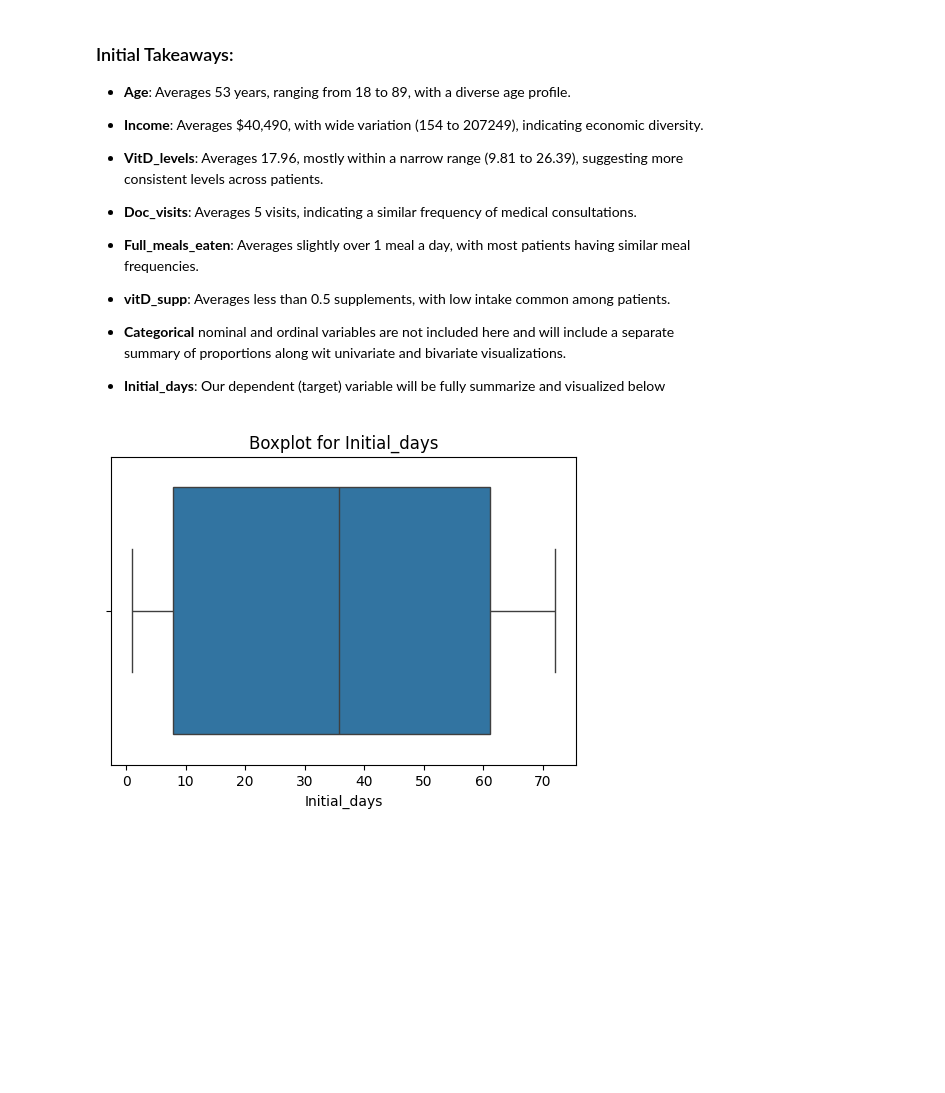
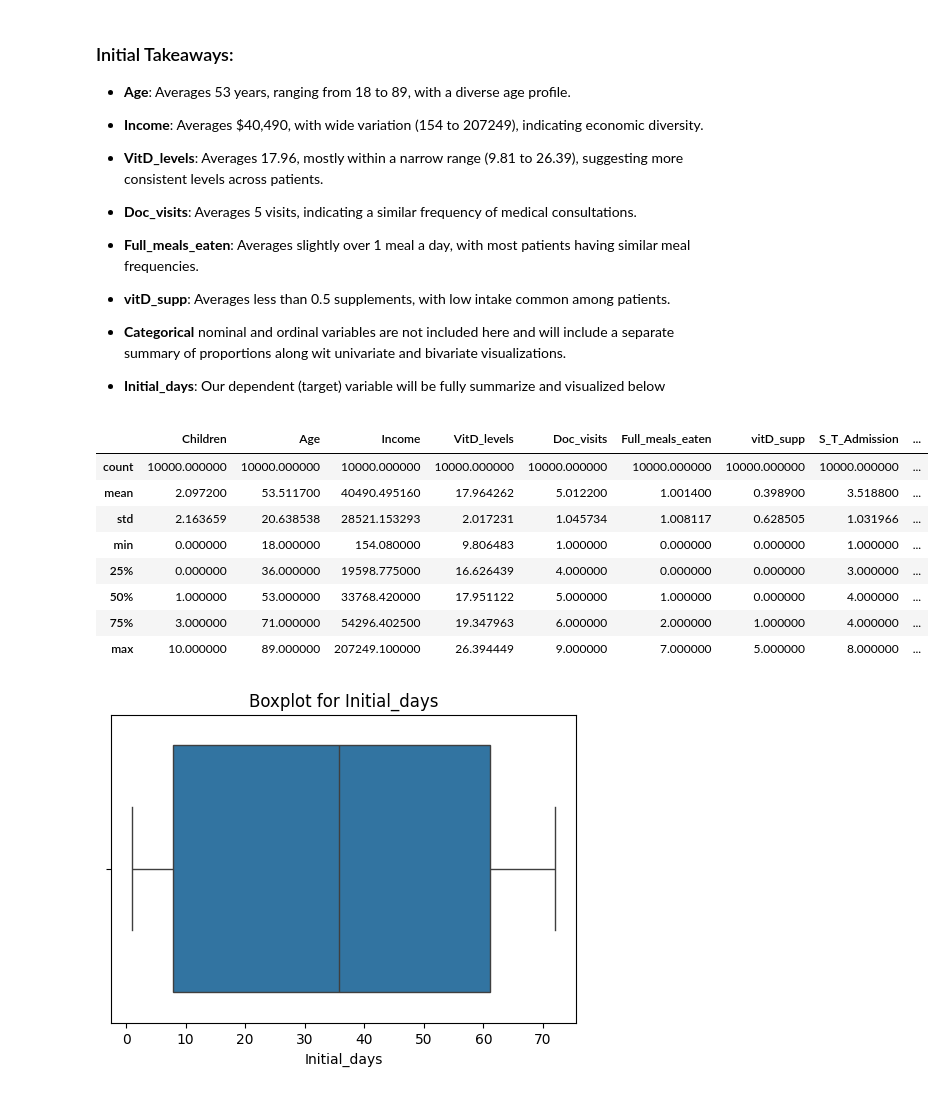
Before and after one commit to vertigoa/master, a Jupyter notebook: d208_task_1.ipynb, the cells around one changed output. Drawn from its saved outputs; the diff is of its cells as text; code cells hidden in the pictures; blank space fills up the shorter version.

```diff
--- a/d208_task_1.ipynb
+++ b/d208_task_1.ipynb
@@ -143,10 +141,10 @@ Image(filename='variable_description.png')
 # %%
 # import the data and read it into a dataframe, setting the first column CaseOrder as the index
 
-df = pd.read_csv('D208_templates/medical_clean.csv', index_col=0)
+df_medical = pd.read_csv('D208_templates/medical_clean.csv', index_col=0)
 
 # Display the first five rows of the data
-df.head()
+df_medical.head()
 # %% [output]
 |  | Customer_id | Interaction | UID | City | State | County | Zip | Lat | Lng | Population | ... |
 | CaseOrder |  |  |  |  |  |  |  |  |  |  | ... |
@@ -232,8 +230,8 @@ new_col_names={
     'Item6':'S_Hours_Treatment',
     'Item7':'S_Staff',
     'Item8':'S_Active_Listening'}
-df.rename(columns=new_col_names, inplace=True)
-df.columns
+df_medical.rename(columns=new_col_names, inplace=True)
+df_medical.columns
 # %% [output]
 Index(['Customer_id', 'Interaction', 'UID', 'City', 'State', 'County', 'Zip',
        'Lat', 'Lng', 'Population', 'Area', 'TimeZone', 'Job', 'Children',
@@ -354,16 +352,16 @@ comparison_df.sort_values(by='Unique Values', ascending=False)
 colms_to_drop = ['TotalCharge', 'Additional_charges', 'Lat', 'Lng', 'Customer_id', 'Interaction', 'UID', 'City', 'State', 'County', 'Zip', 'TimeZone', 'Job', 'Population']
 
 # Creates list of columns except the 'Initial_days'
-remaining_cols = [col for col in df.columns if col not in colms_to_drop + ['Initial_days']]
+remaining_cols = [col for col in df_medical.columns if col not in colms_to_drop + ['Initial_days']]
 
 # Addd 'Initial_days' to the end of column list - for backwards elimination intuition
 final_cols = remaining_cols + ['Initial_days']
 
-# crerate reduced_df with the proper column order
-df_reduced = df[final_cols].copy()
+# crerate final df with the proper column order
+df = df_medical[final_cols].copy()
 
 # display the dataframe
-df_reduced
+df
 # %% [output]
 |  | Area | Children | Age | Income | Marital | Gender | ReAdmis | VitD_levels | Doc_visits | ... |
 | CaseOrder |  |  |  |  |  |  |  |  |  | ... |
@@ -405,5 +403,17 @@ selected_columns.describe()
 
 - **Categorical** nominal and ordinal variables are not included here and will include a separate summary of proportions along wit univariate and bivariate visualizations.
 - **Initial_days**: Our dependent (target) variable will be fully summarize and visualized below
+# %%
+df.describe()
+# %% [output]
+|  | Children | Age | Income | VitD_levels | Doc_visits | Full_meals_eaten | vitD_supp | S_T_Admission | ... |
+| count | 10000.000000 | 10000.000000 | 10000.000000 | 10000.000000 | 10000.000000 | 10000.000000 | 10000.000000 | 10000.000000 | ... |
+| mean | 2.097200 | 53.511700 | 40490.495160 | 17.964262 | 5.012200 | 1.001400 | 0.398900 | 3.518800 | ... |
+| std | 2.163659 | 20.638538 | 28521.153293 | 2.017231 | 1.045734 | 1.008117 | 0.628505 | 1.031966 | ... |
+| min | 0.000000 | 18.000000 | 154.080000 | 9.806483 | 1.000000 | 0.000000 | 0.000000 | 1.000000 | ... |
+| 25% | 0.000000 | 36.000000 | 19598.775000 | 16.626439 | 4.000000 | 0.000000 | 0.000000 | 3.000000 | ... |
+| 50% | 1.000000 | 53.000000 | 33768.420000 | 17.951122 | 5.000000 | 1.000000 | 0.000000 | 4.000000 | ... |
+| 75% | 3.000000 | 71.000000 | 54296.402500 | 19.347963 | 6.000000 | 2.000000 | 1.000000 | 4.000000 | ... |
+| max | 10.000000 | 89.000000 | 207249.100000 | 26.394449 | 9.000000 | 7.000000 | 5.000000 | 8.000000 | ... |
 # %%
 # To CSV before transform
```
Also changed, not shown: parts of 19 cells of this notebook.
